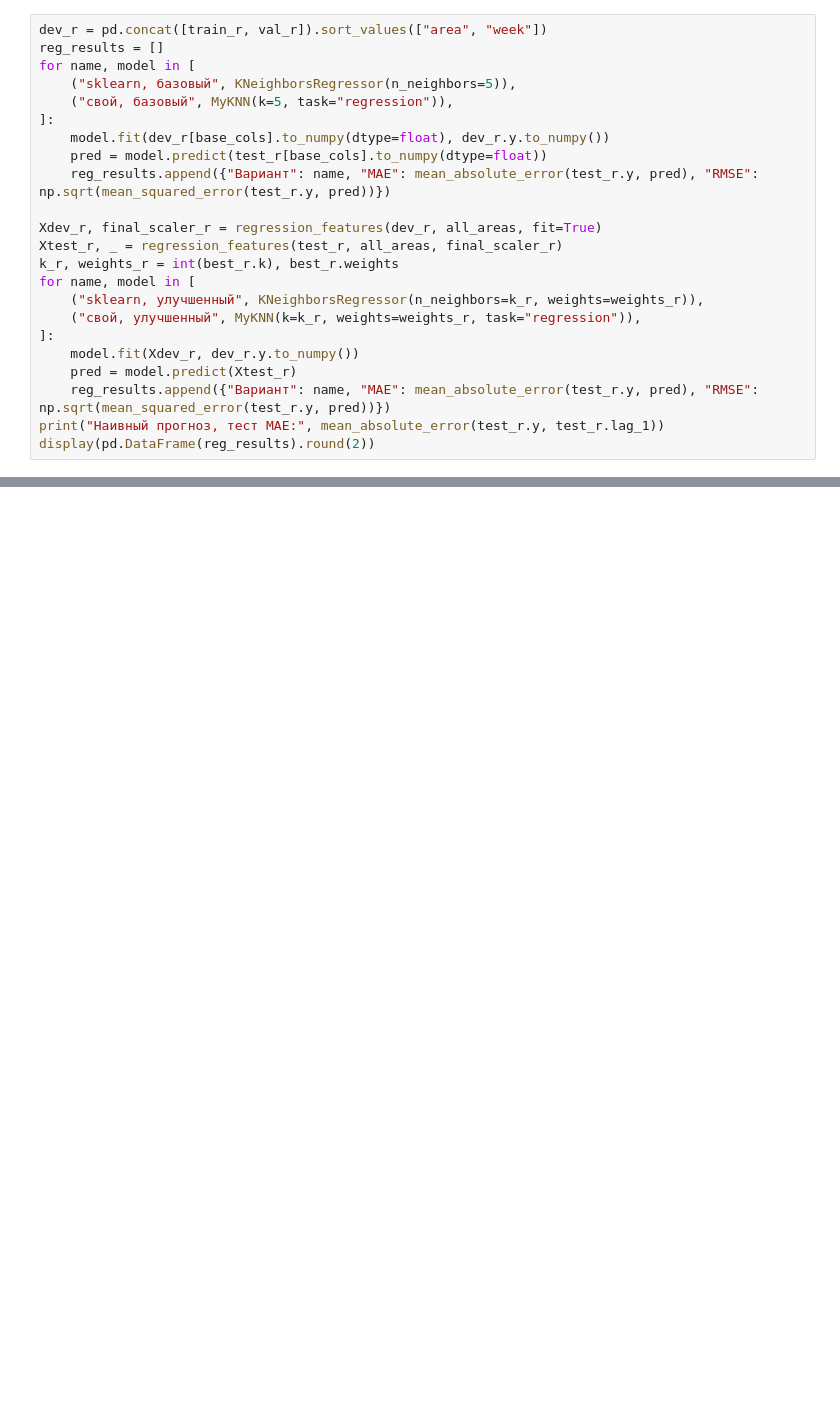
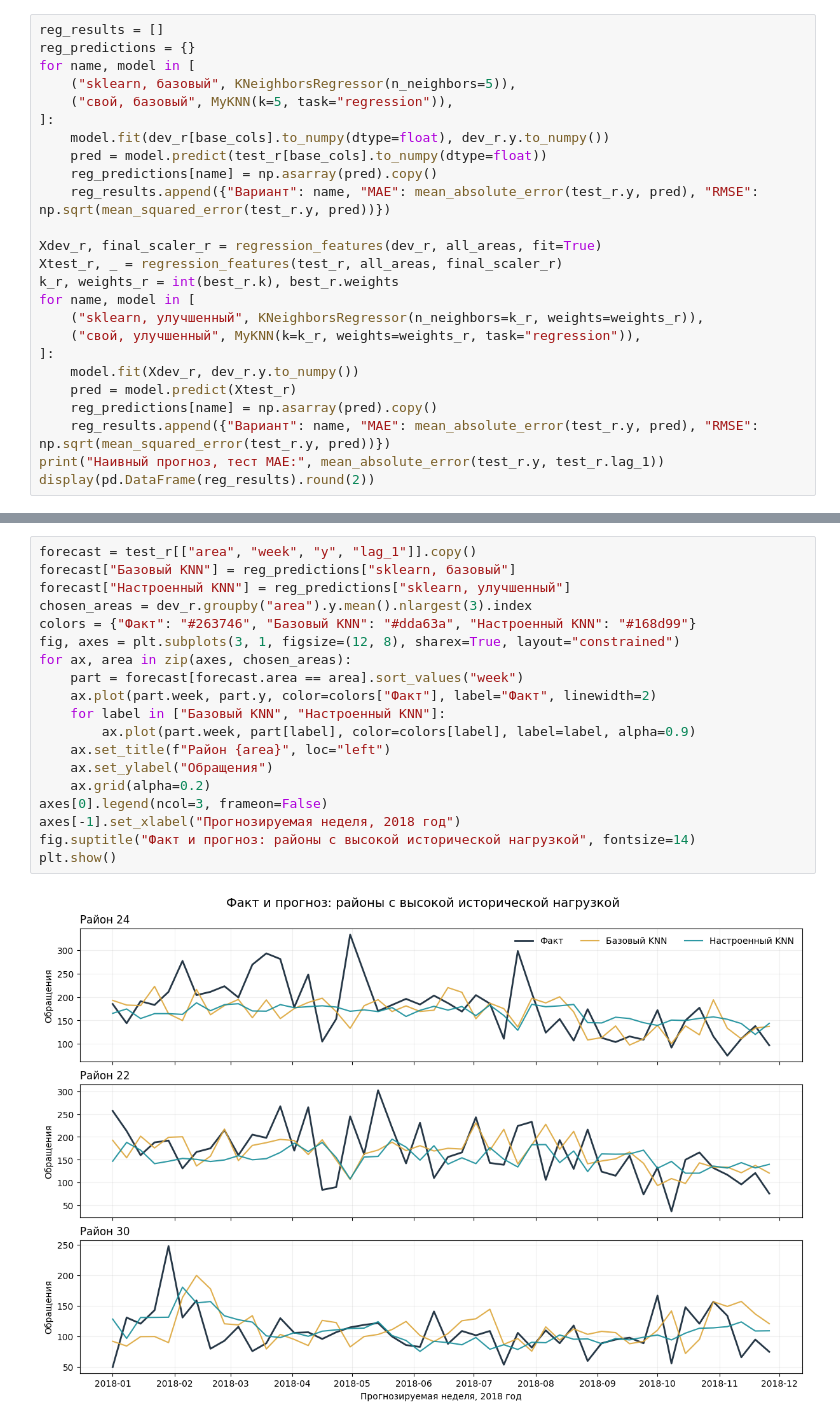
Before and after one commit to kirbasss/AI-Frameworks, a Jupyter notebook: notebooks/lab01_knn.ipynb, the cells around one changed output, grey strips where cells are left out. Saved outputs shown, nothing was run; the diff lists cells and outputs as text; blank space fills up the shorter version.

```diff
--- a/notebooks/lab01_knn.ipynb
+++ b/notebooks/lab01_knn.ipynb
@@ -260,12 +678,13 @@ display(pd.DataFrame(cls_results).round(3))
 # %%
-dev_r = pd.concat([train_r, val_r]).sort_values(["area", "week"])
 reg_results = []
+reg_predictions = {}
 for name, model in [
     ("sklearn, базовый", KNeighborsRegressor(n_neighbors=5)),
     ("свой, базовый", MyKNN(k=5, task="regression")),
 ]:
     model.fit(dev_r[base_cols].to_numpy(dtype=float), dev_r.y.to_numpy())
     pred = model.predict(test_r[base_cols].to_numpy(dtype=float))
+    reg_predictions[name] = np.asarray(pred).copy()
     reg_results.append({"Вариант": name, "MAE": mean_absolute_error(test_r.y, pred), "RMSE": np.sqrt(mean_squared_error(test_r.y, pred))})
 
 Xdev_r, final_scaler_r = regression_features(dev_r, all_areas, fit=True)
@@ -277,6 +696,7 @@ for name, model in [
 ]:
     model.fit(Xdev_r, dev_r.y.to_numpy())
     pred = model.predict(Xtest_r)
+    reg_predictions[name] = np.asarray(pred).copy()
     reg_results.append({"Вариант": name, "MAE": mean_absolute_error(test_r.y, pred), "RMSE": np.sqrt(mean_squared_error(test_r.y, pred))})
 print("Наивный прогноз, тест MAE:", mean_absolute_error(test_r.y, test_r.lag_1))
 display(pd.DataFrame(reg_results).round(2))
@@ -290,0 +716,21 @@ display(pd.DataFrame(reg_results).round(2))
+# %%
+forecast = test_r[["area", "week", "y", "lag_1"]].copy()
+forecast["Базовый KNN"] = reg_predictions["sklearn, базовый"]
+forecast["Настроенный KNN"] = reg_predictions["sklearn, улучшенный"]
+chosen_areas = dev_r.groupby("area").y.mean().nlargest(3).index
+colors = {"Факт": "#263746", "Базовый KNN": "#dda63a", "Настроенный KNN": "#168d99"}
+fig, axes = plt.subplots(3, 1, figsize=(12, 8), sharex=True, layout="constrained")
+for ax, area in zip(axes, chosen_areas):
+    part = forecast[forecast.area == area].sort_values("week")
+    ax.plot(part.week, part.y, color=colors["Факт"], label="Факт", linewidth=2)
+    for label in ["Базовый KNN", "Настроенный KNN"]:
+        ax.plot(part.week, part[label], color=colors[label], label=label, alpha=0.9)
+    ax.set_title(f"Район {area}", loc="left")
+    ax.set_ylabel("Обращения")
+    ax.grid(alpha=0.2)
+axes[0].legend(ncol=3, frameon=False)
+axes[-1].set_xlabel("Прогнозируемая неделя, 2018 год")
+fig.suptitle("Факт и прогноз: районы с высокой исторической нагрузкой", fontsize=14)
+plt.show()
+# %% [output]
+[figure, added]
```
Also changed, not shown: parts of 58 cells of this notebook, 11 other files.
